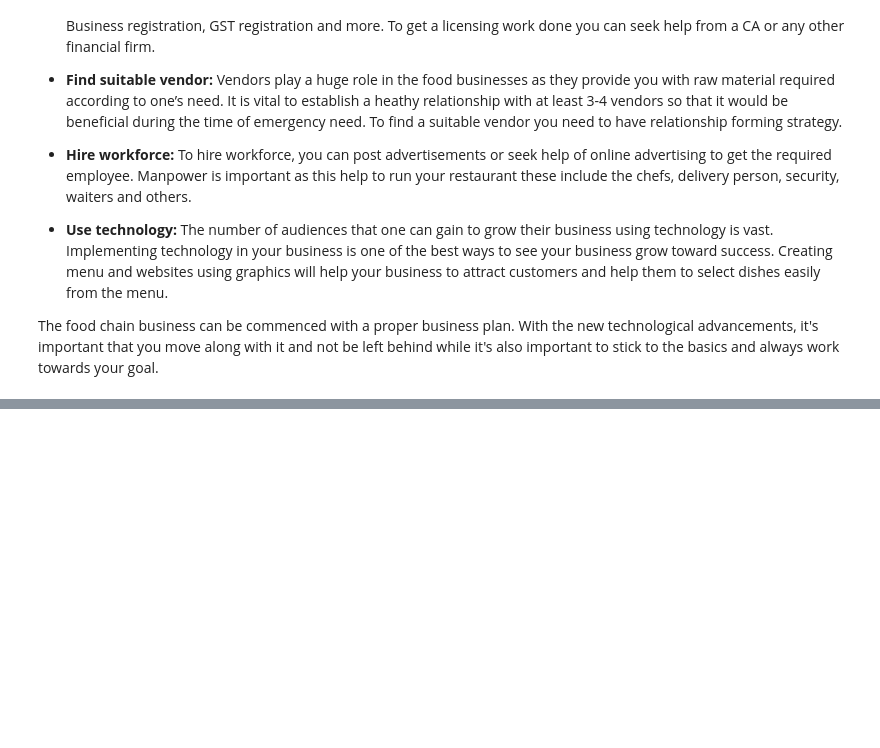
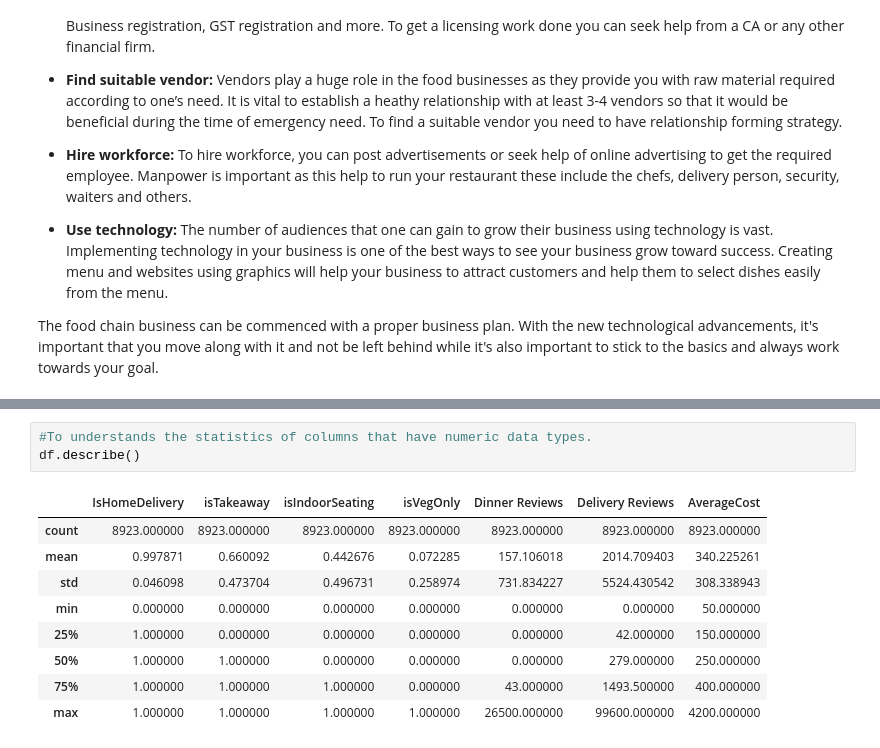
Before and after one commit to DhirajBembade/Capstone-Bangalore-Restaurants, a Jupyter notebook: Project Bangalore Restaurants.ipynb, the cells around one changed output, grey strips where cells are left out. Saved outputs shown, nothing was run; the diff lists cells and outputs as text; blank space fills up the shorter version.

```diff
--- a/Project Bangalore Restaurants.ipynb
+++ b/Project Bangalore Restaurants.ipynb
@@ -67,0 +165,13 @@ The food chain business can be commenced with a proper business plan. With the n
+# %%
+#To understands the statistics of columns that have numeric data types.
+df.describe()
+# %% [output]
+|  | IsHomeDelivery | isTakeaway | isIndoorSeating | isVegOnly | Dinner Reviews | Delivery Reviews | AverageCost |
+| count | 8923.000000 | 8923.000000 | 8923.000000 | 8923.000000 | 8923.000000 | 8923.000000 | 8923.000000 |
+| mean | 0.997871 | 0.660092 | 0.442676 | 0.072285 | 157.106018 | 2014.709403 | 340.225261 |
+| std | 0.046098 | 0.473704 | 0.496731 | 0.258974 | 731.834227 | 5524.430542 | 308.338943 |
+| min | 0.000000 | 0.000000 | 0.000000 | 0.000000 | 0.000000 | 0.000000 | 50.000000 |
+| 25% | 1.000000 | 0.000000 | 0.000000 | 0.000000 | 0.000000 | 42.000000 | 150.000000 |
+| 50% | 1.000000 | 1.000000 | 0.000000 | 0.000000 | 0.000000 | 279.000000 | 250.000000 |
+| 75% | 1.000000 | 1.000000 | 1.000000 | 0.000000 | 43.000000 | 1493.500000 | 400.000000 |
+| max | 1.000000 | 1.000000 | 1.000000 | 1.000000 | 26500.000000 | 99600.000000 | 4200.000000 |
```
Also changed, not shown: parts of 22 cells of this notebook.
